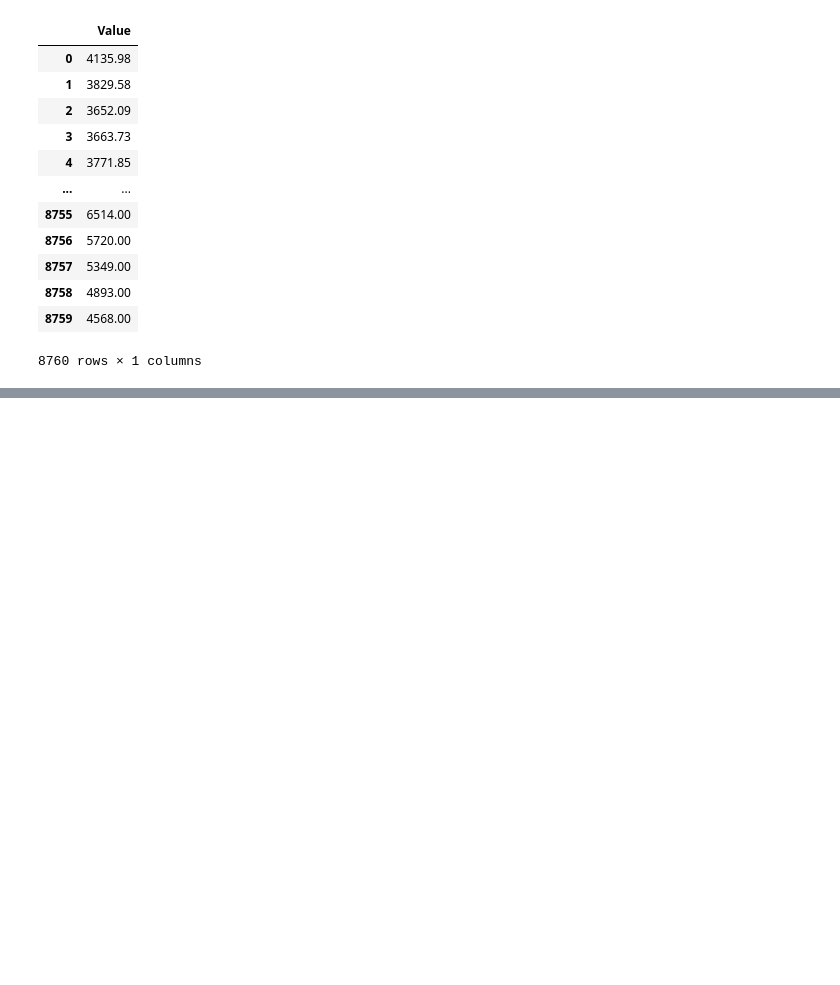
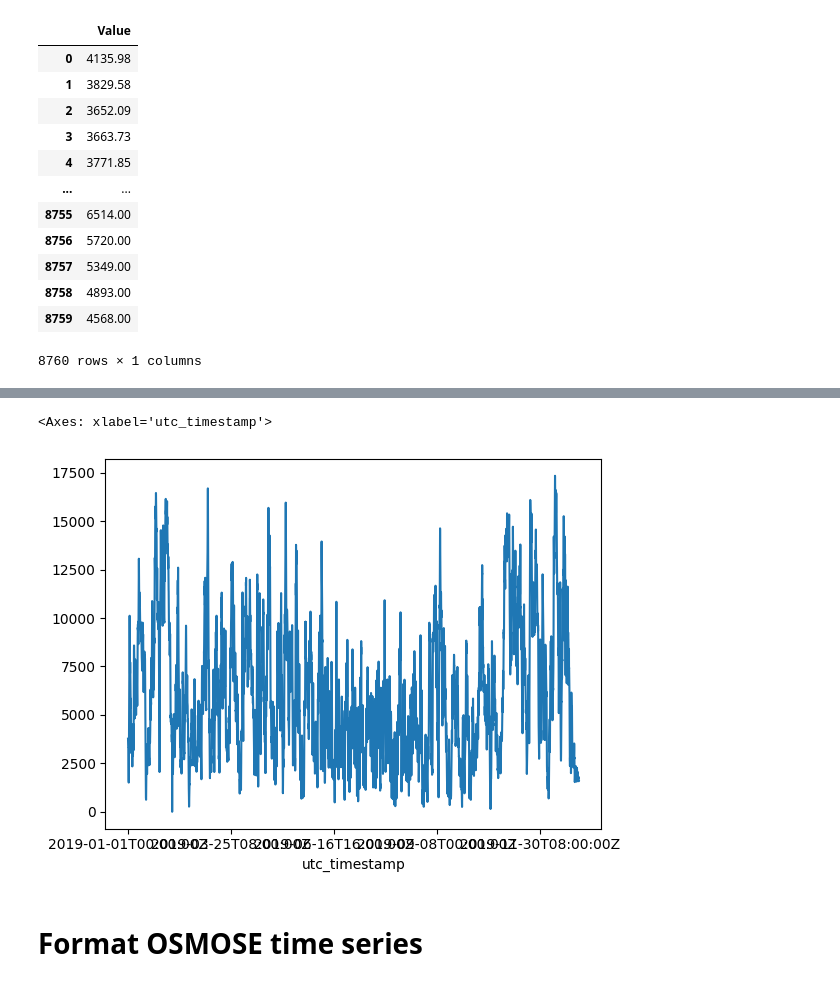
Before and after one commit to jus6du/wavelet_decomposition, a Jupyter notebook: format_ts.ipynb, the cells around one changed output, grey strips where cells are left out. Drawn from its saved outputs; the diff is of its cells as text; code cells hidden in the pictures; blank space fills up the shorter version.

```diff
--- a/format_ts.ipynb
+++ b/format_ts.ipynb
@@ -79,0 +199,5 @@ pd.read_excel('input_time_series/Greece/Greece_load_entsoe_2021.xlsx')
+# %%
+df = pd.read_csv('time_series_60min_singleindex.csv')
+data_2019 = df[(df['utc_timestamp'] >= '2019-01-01') & (df['utc_timestamp'] <= '2020-01-01')]
+# %%
+data_2019 = data_2019.set_index('utc_timestamp')
@@ -79,0 +223,7 @@ pd.read_excel('input_time_series/Greece/Greece_load_entsoe_2021.xlsx')
+# %%
+data_2019['ES_wind_onshore_generation_actual']=data_2019['ES_wind_onshore_generation_actual'].interpolate()
+# %%
+data_2019['ES_wind_onshore_generation_actual'].plot()
+# %% [output]
+<Axes: xlabel='utc_timestamp'>
+[figure, added]
@@ -79,0 +232,2 @@ pd.read_excel('input_time_series/Greece/Greece_load_entsoe_2021.xlsx')
+# %% [markdown]
+# Format OSMOSE time series
```
Also changed, not shown: parts of 32 cells of this notebook, 14 other files.
